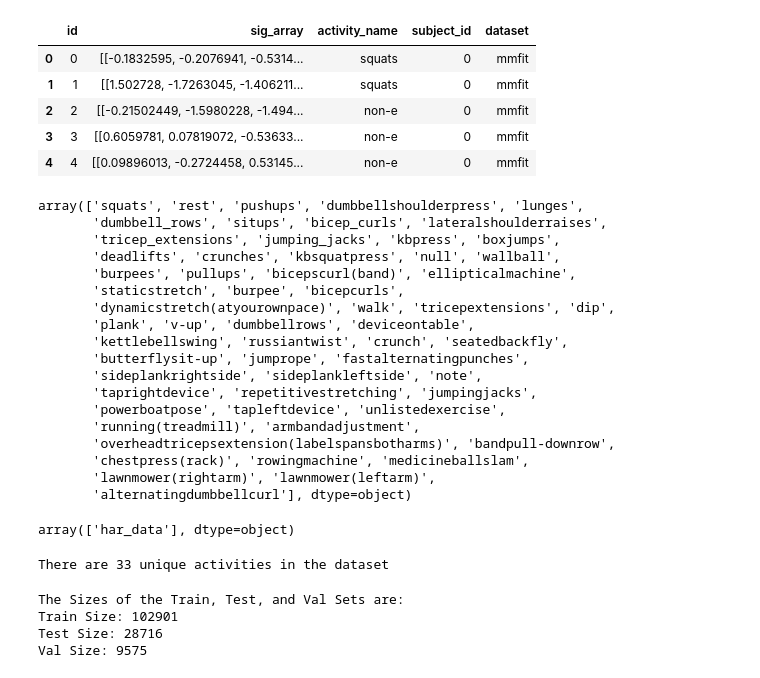
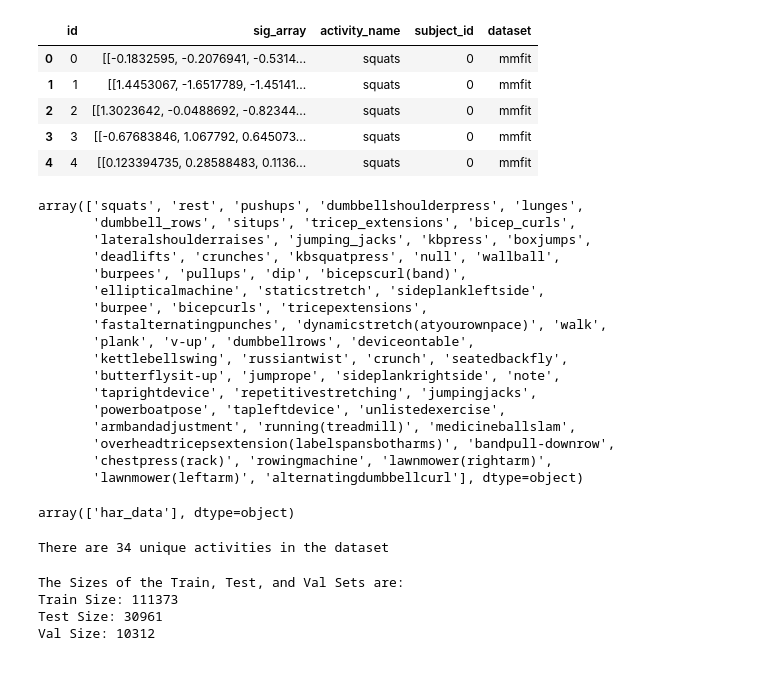
Before and after one commit to Djai284/smartwatch-activity-recognition, a Jupyter notebook: initial_model_run.ipynb, the cells around one changed output. Saved outputs shown, nothing was run; the diff lists cells and outputs as text; code cells hidden in the pictures.

```diff
--- a/initial_model_run.ipynb
+++ b/initial_model_run.ipynb
@@ -10,13 +11,13 @@ from sklearn.preprocessing import LabelEncoder
 # %%
-df = pd.read_pickle('data/model_data_window_500_space_50.pkl')
+df = pd.read_pickle('data/model_data_window_300_space_50.pkl')
 df.head()
 # %% [output]
 |  | id | sig_array | activity_name | subject_id | dataset |
 | 0 | 0 | [[-0.1832595, -0.2076941, -0.5314... | squats | 0 | mmfit |
-| 1 | 1 | [[1.502728, -1.7263045, -1.406211... | squats | 0 | mmfit |
-| 2 | 2 | [[-0.21502449, -1.5980228, -1.494... | non-e | 0 | mmfit |
-| 3 | 3 | [[0.6059781, 0.07819072, -0.53633... | non-e | 0 | mmfit |
-| 4 | 4 | [[0.09896013, -0.2724458, 0.53145... | non-e | 0 | mmfit |
+| 1 | 1 | [[1.4453067, -1.6517789, -1.45141... | squats | 0 | mmfit |
+| 2 | 2 | [[1.3023642, -0.0488692, -0.82344... | squats | 0 | mmfit |
+| 3 | 3 | [[-0.67683846, 1.067792, 0.645073... | squats | 0 | mmfit |
+| 4 | 4 | [[0.123394735, 0.28588483, 0.1136... | squats | 0 | mmfit |
 # %%
 name_fix_dict = {'non-e' : 'rest',
                  'nonexercise': 'rest',
@@ -33,23 +34,22 @@ df['activity_name'] = df['activity_name'].apply(lambda x: name_fix_dict[x] if x
 df['activity_name'].unique()
 # %% [output]
 array(['squats', 'rest', 'pushups', 'dumbbellshoulderpress', 'lunges',
-       'dumbbell_rows', 'situps', 'bicep_curls', 'lateralshoulderraises',
-       'tricep_extensions', 'jumping_jacks', 'kbpress', 'boxjumps',
+       'dumbbell_rows', 'situps', 'tricep_extensions', 'bicep_curls',
+       'lateralshoulderraises', 'jumping_jacks', 'kbpress', 'boxjumps',
        'deadlifts', 'crunches', 'kbsquatpress', 'null', 'wallball',
-       'burpees', 'pullups', 'bicepscurl(band)', 'ellipticalmachine',
-       'staticstretch', 'burpee', 'bicepcurls',
-       'dynamicstretch(atyourownpace)', 'walk', 'tricepextensions', 'dip',
+       'burpees', 'pullups', 'dip', 'bicepscurl(band)',
+       'ellipticalmachine', 'staticstretch', 'sideplankleftside',
+       'burpee', 'bicepcurls', 'tricepextensions',
+       'fastalternatingpunches', 'dynamicstretch(atyourownpace)', 'walk',
        'plank', 'v-up', 'dumbbellrows', 'deviceontable',
        'kettlebellswing', 'russiantwist', 'crunch', 'seatedbackfly',
-       'butterflysit-up', 'jumprope', 'fastalternatingpunches',
-       'sideplankrightside', 'sideplankleftside', 'note',
+       'butterflysit-up', 'jumprope', 'sideplankrightside', 'note',
        'taprightdevice', 'repetitivestretching', 'jumpingjacks',
        'powerboatpose', 'tapleftdevice', 'unlistedexercise',
-       'running(treadmill)', 'armbandadjustment',
+       'armbandadjustment', 'running(treadmill)', 'medicineballslam',
        'overheadtricepsextension(labelspansbotharms)', 'bandpull-downrow',
-       'chestpress(rack)', 'rowingmachine', 'medicineballslam',
-       'lawnmower(rightarm)', 'lawnmower(leftarm)',
-       'alternatingdumbbellcurl'], dtype=object)
+       'chestpress(rack)', 'rowingmachine', 'lawnmower(rightarm)',
+       'lawnmower(leftarm)', 'alternatingdumbbellcurl'], dtype=object)
 # %%
 df[df['activity_name']=='null']['dataset'].unique()
 # %% [output]
@@ -63,7 +63,7 @@ df = df[df['activity_name'].isin(valid_activities)]
 
 print(f"There are {len(df['activity_name'].unique())} unique activities in the dataset")
 # %% [output]
-There are 33 unique activities in the dataset
+There are 34 unique activities in the dataset
 # %%
 # Create test train val split on the user level
 
@@ -85,9 +85,9 @@ print(f"Test Size: {len(test_data)}")
 print(f"Val Size: {len(val_data)}")
 # %% [output]
 The Sizes of the Train, Test, and Val Sets are:
-Train Size: 102901
-Test Size: 28716
-Val Size: 9575
+Train Size: 111373
+Test Size: 30961
+Val Size: 10312
 # %%
 # Seperate X and Y components of data
 
```
Also changed, not shown: parts of 8 cells of this notebook, 1 other file.
